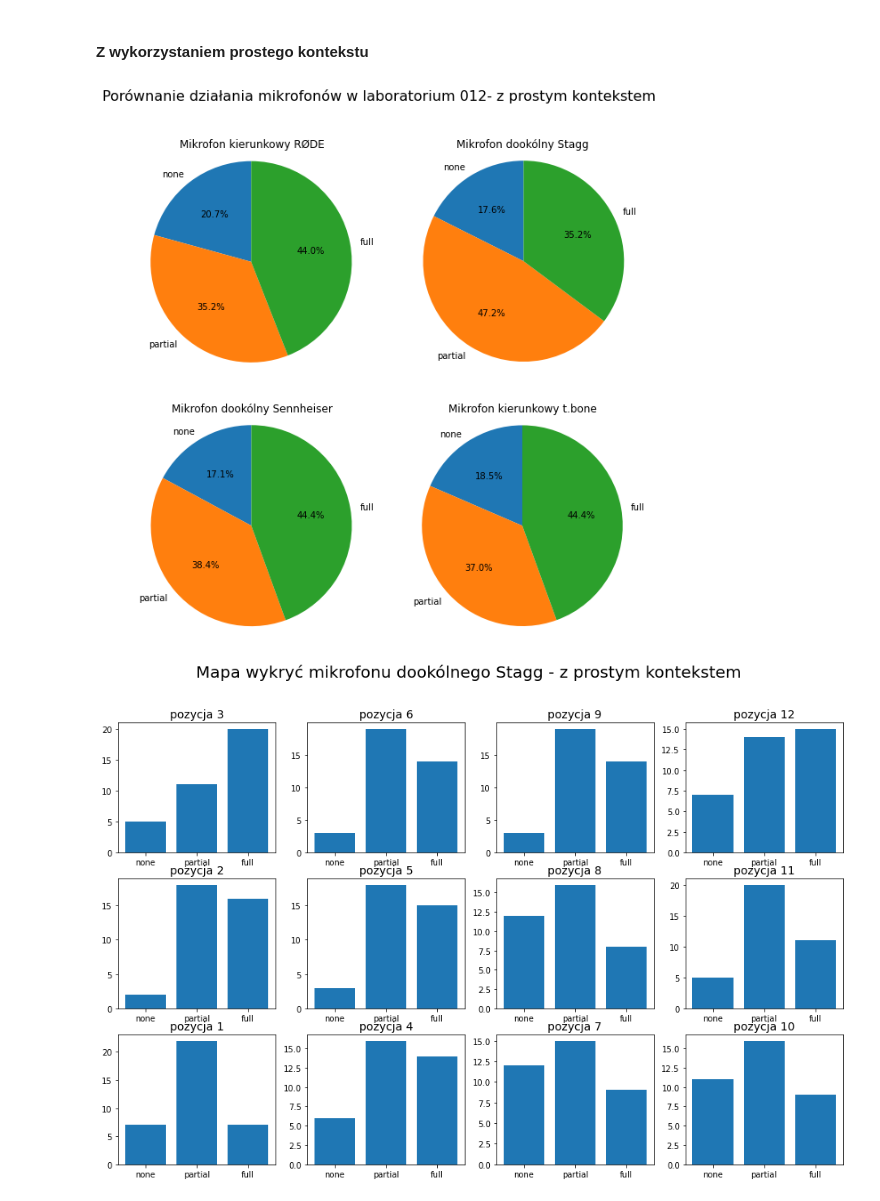
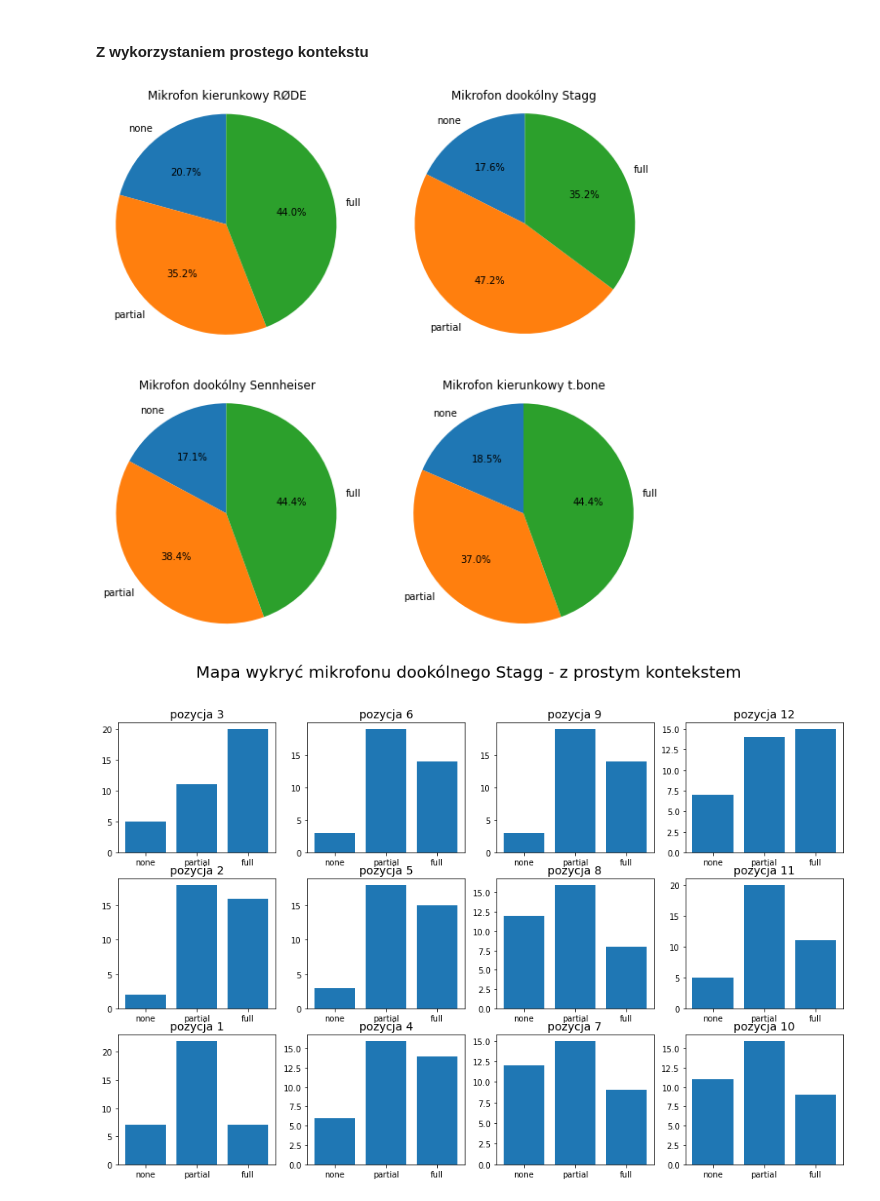
Before and after one commit to kubasikora/transcription-tool, a Jupyter notebook: Badania-mikrofonow.ipynb, the cells around one changed output. Saved outputs shown, nothing was run; the diff lists cells and outputs as text; code cells hidden in the pictures.

```diff
--- a/Badania-mikrofonow.ipynb
+++ b/Badania-mikrofonow.ipynb
@@ -618,25 +632,26 @@ lab_tbone_simple_context_counts = [
 # %%
 fig, axs = plt.subplots(2,2, figsize=(10, 10))
 labels = ['none', 'partial', 'full']
 
-fig.suptitle("Porównanie działania mikrofonów w laboratorium 012- z prostym kontekstem", fontsize=16)
+# fig.suptitle("Porównanie działania mikrofonów w laboratorium 012- z prostym kontekstem", fontsize=16)
 
 axs[0][0].pie(lab_rode_simple_context_counts, labels=labels, autopct='%1.1f%%', startangle=90)
 axs[0][0].set_title('Mikrofon kierunkowy RØDE')
 axs[0][0].axis('equal')
 axs[0][1].pie(lab_stagg_simple_context_counts, labels=labels, autopct='%1.1f%%', startangle=90)
 axs[0][1].set_title('Mikrofon dookólny Stagg')
 axs[0][1].axis('equal')
 axs[1][0].pie(lab_sennheiser_simple_context_counts, labels=labels, autopct='%1.1f%%', startangle=90)
 axs[1][0].set_title('Mikrofon dookólny Sennheiser')
 axs[1][0].axis('equal')
 axs[1][1].pie(lab_tbone_simple_context_counts, labels=labels, autopct='%1.1f%%', startangle=90)
 axs[1][1].set_title('Mikrofon kierunkowy t.bone')
 axs[1][1].axis('equal')
 
+plt.savefig('./results/simple-context.pdf')
 plt.show()
 # %% [output]
-[figure, old version]
+[figure, new version]
 # %%
 labels = [
     (0,2,'1'), (0,1,'2'), (0,0,'3'),
```
Also changed, not shown: parts of 22 cells of this notebook, 1 other file.
